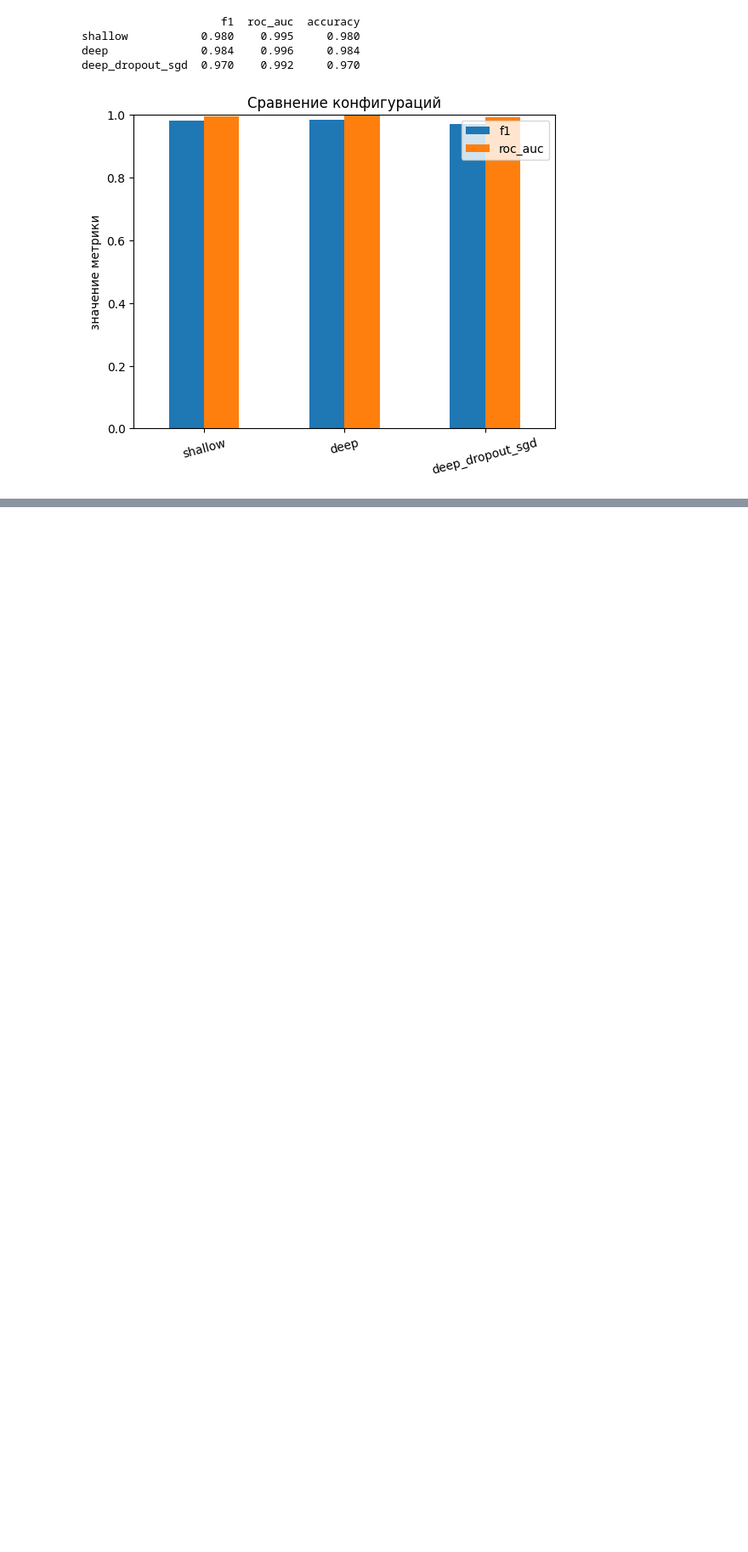
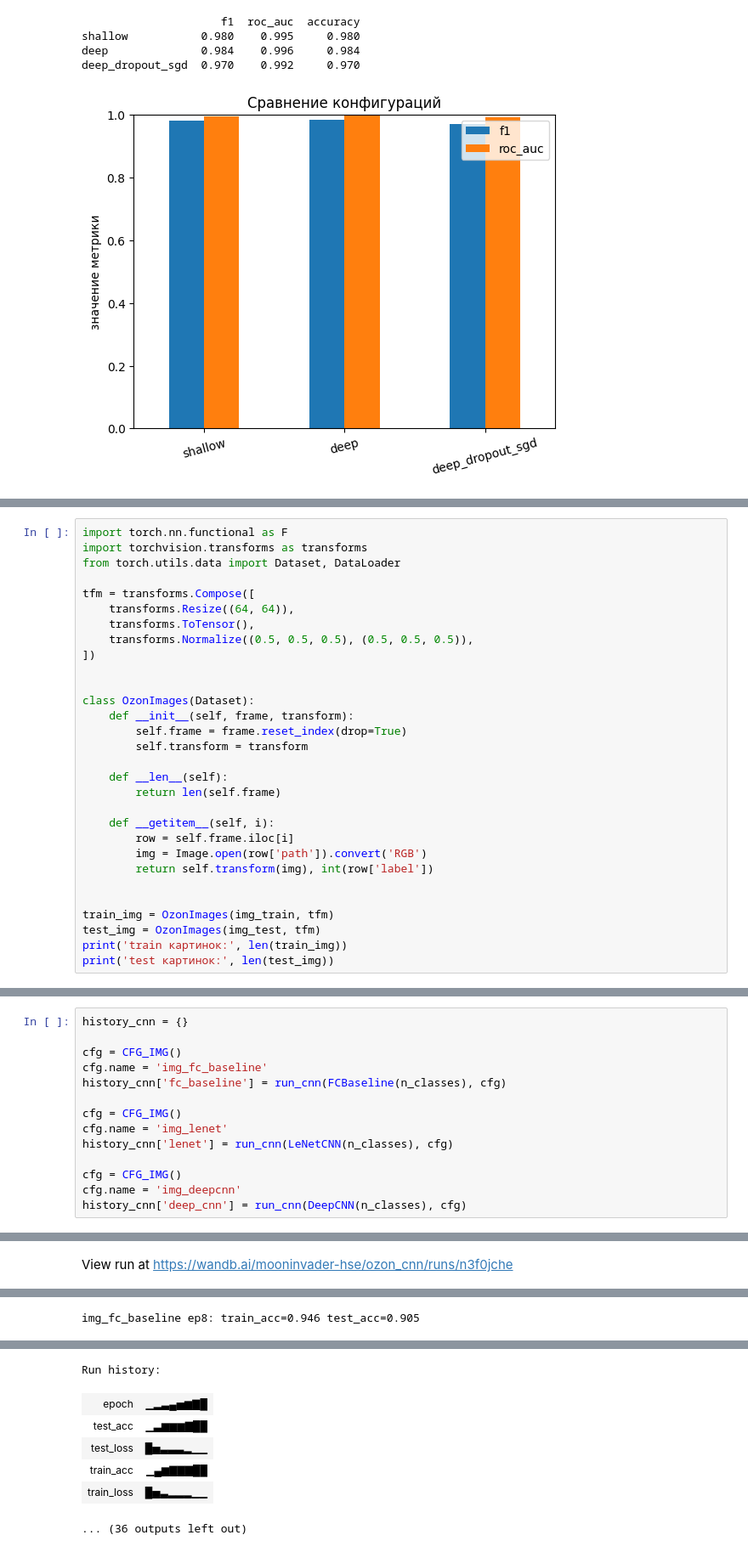
Before and after one commit to VladislavKostylev/GP5, a Jupyter notebook: GroupProject5.ipynb, the cells around one changed output, grey strips where cells are left out. Shown at 85% size. Saved outputs shown, nothing was run; the diff lists cells and outputs as text; blank space fills up the shorter version.

```diff
--- a/GroupProject5.ipynb
+++ b/GroupProject5.ipynb
@@ -447,0 +520,30 @@ deep_dropout_sgd  0.970    0.992     0.970
+# %%
+import torch.nn.functional as F
+import torchvision.transforms as transforms
+from torch.utils.data import Dataset, DataLoader
+
+tfm = transforms.Compose([
+    transforms.Resize((64, 64)),
+    transforms.ToTensor(),
+    transforms.Normalize((0.5, 0.5, 0.5), (0.5, 0.5, 0.5)),
+])
+
+
+class OzonImages(Dataset):
+    def __init__(self, frame, transform):
+        self.frame = frame.reset_index(drop=True)
+        self.transform = transform
+
+    def __len__(self):
+        return len(self.frame)
+
+    def __getitem__(self, i):
+        row = self.frame.iloc[i]
+        img = Image.open(row['path']).convert('RGB')
+        return self.transform(img), int(row['label'])
+
+
+train_img = OzonImages(img_train, tfm)
+test_img = OzonImages(img_test, tfm)
+print('train картинок:', len(train_img))
+print('test картинок:', len(test_img))
@@ -447,0 +648,15 @@ deep_dropout_sgd  0.970    0.992     0.970
+# %%
+history_cnn = {}
+
+cfg = CFG_IMG()
+cfg.name = 'img_fc_baseline'
+history_cnn['fc_baseline'] = run_cnn(FCBaseline(n_classes), cfg)
+
+cfg = CFG_IMG()
+cfg.name = 'img_lenet'
+history_cnn['lenet'] = run_cnn(LeNetCNN(n_classes), cfg)
+
+cfg = CFG_IMG()
+cfg.name = 'img_deepcnn'
+history_cnn['deep_cnn'] = run_cnn(DeepCNN(n_classes), cfg)
+# %% [output]
@@ -447,0 +668 @@ deep_dropout_sgd  0.970    0.992     0.970
+View run at https://wandb.ai/mooninvader-hse/ozon_cnn/runs/n3f0jche
@@ -447,0 +677 @@ deep_dropout_sgd  0.970    0.992     0.970
+img_fc_baseline ep8: train_acc=0.946 test_acc=0.905
@@ -447,0 +679,7 @@ deep_dropout_sgd  0.970    0.992     0.970
+Run history:
+| epoch | ▁▂▃▄▅▆▇█ |
+| test_acc | ▁▃▆▆▆▇██ |
+| test_loss | █▅▃▃▃▂▁▁ |
+| train_acc | ▁▄▆▇▇▇██ |
+| train_loss | █▅▃▂▂▂▁▁ |
+... (36 outputs left out)
```
Also changed, not shown: parts of 9 cells of this notebook, 1 other file.
